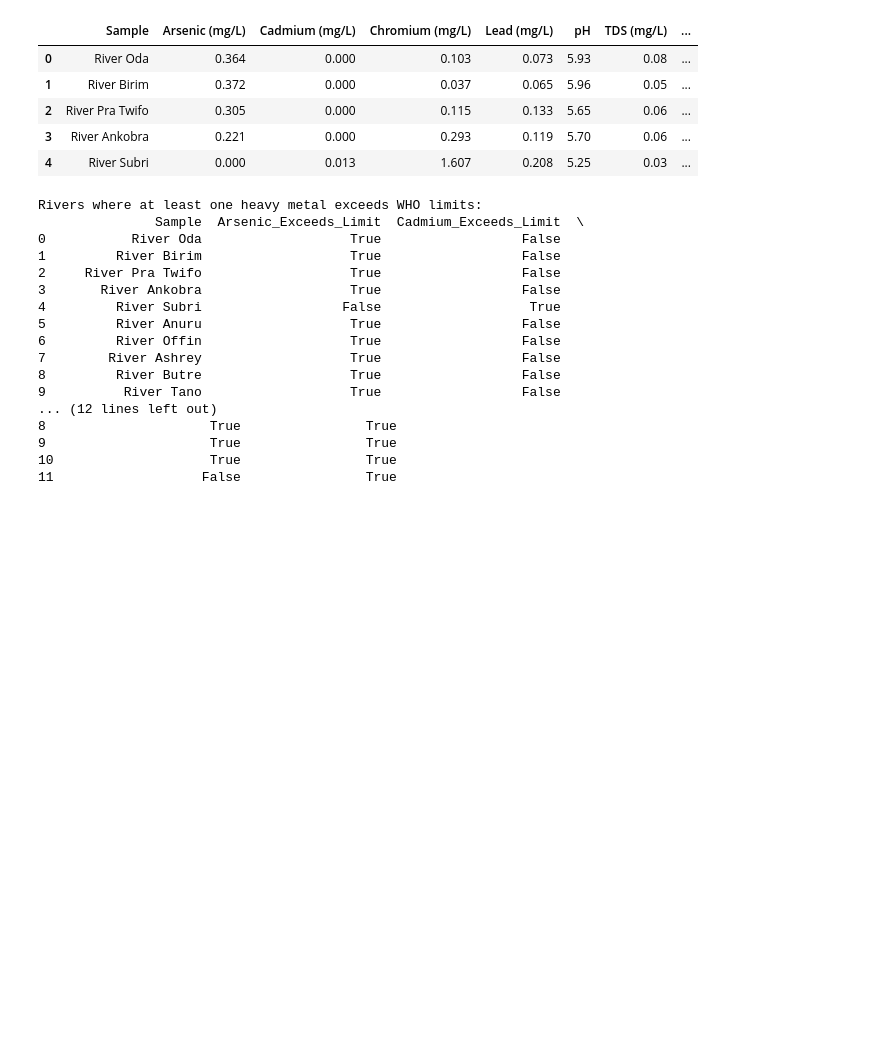
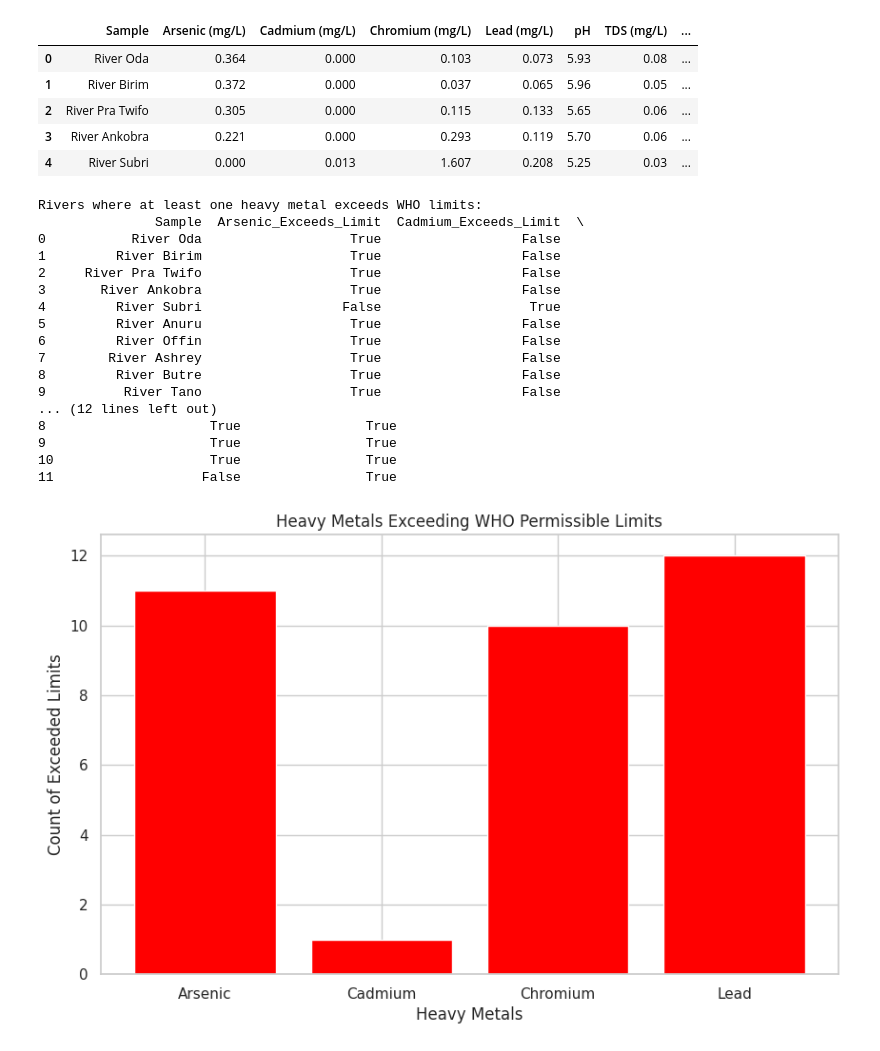
Before and after one commit to Pcosby5/galamsey_hackathon, a Jupyter notebook: analysis.ipynb, the cells around one changed output. Cells and saved outputs as stored; diff of their text form; code cells hidden in the pictures; blank space fills up the shorter version.

```diff
--- a/analysis.ipynb
+++ b/analysis.ipynb
@@ -117,6 +135,8 @@ df.head()
 | 3 | River Ankobra | 0.221 | 0.000 | 0.293 | 0.119 | 5.70 | 0.06 | ... |
 | 4 | River Subri | 0.000 | 0.013 | 1.607 | 0.208 | 5.25 | 0.03 | ... |
 # %%
+import matplotlib.pyplot as plt
+
 # WHO permissible limits (in mg/L)
 who_limits = {
     'Arsenic (mg/L)': 0.01,
@@ -132,31 +152,51 @@ df_flags = df.copy()
 for metal, limit in who_limits.items():
     flag_col = metal.split()[0] + '_Exceeds_Limit'  # e.g. Arsenic_Exceeds_Limit
     df_flags[flag_col] = df_flags[metal] > limit
 
 # Boolean mask where any of the heavy metal limits are exceeded
 any_exceeds = df_flags[[col for col in df_flags.columns if 'Exceeds_Limit' in col]].any(axis=1)
 
 # Filter the rows where any metal exceeds the limit
 exceeding_rivers = df_flags[any_exceeds]
 
+# Print rivers where at least one heavy metal exceeds WHO limits
 print("Rivers where at least one heavy metal exceeds WHO limits:")
 print(exceeding_rivers[['Sample'] + [col for col in df_flags.columns if 'Exceeds_Limit' in col]])
+
+# Create a bar plot for visualizing the exceeded limits
+fig, ax = plt.subplots(figsize=(10, 6))
+
+# Count how many times each metal exceeds the limit
+exceed_count = {metal.split()[0]: df_flags[metal.split()[0] + '_Exceeds_Limit'].sum() for metal in who_limits}
+ax.bar(exceed_count.keys(), exceed_count.values(), color='red')
+
+# Add labels and title
+ax.set_xlabel('Heavy Metals')
+ax.set_ylabel('Count of Exceeded Limits')
+ax.set_title('Heavy Metals Exceeding WHO Permissible Limits')
+
+# Save the plot to a file
+plt.savefig('visuals/heavy_metals_exceeds.png')
+
+# Optionally, show the plot
+plt.show()
 # %% [output]
 Rivers where at least one heavy metal exceeds WHO limits:
                Sample  Arsenic_Exceeds_Limit  Cadmium_Exceeds_Limit  \
 0           River Oda                   True                  False
 1         River Birim                   True                  False
 2     River Pra Twifo                   True                  False
 3       River Ankobra                   True                  False
 4         River Subri                  False                   True
 5         River Anuru                   True                  False
 6         River Offin                   True                  False
 7        River Ashrey                   True                  False
 8         River Butre                   True                  False
 9          River Tano                   True                  False
 ... (12 lines left out)
 8                     True                True
 9                     True                True
 10                    True                True
 11                   False                True
+[figure, added]
 # %%
```
Also changed, not shown: parts of 6 cells of this notebook, 6 other files.
